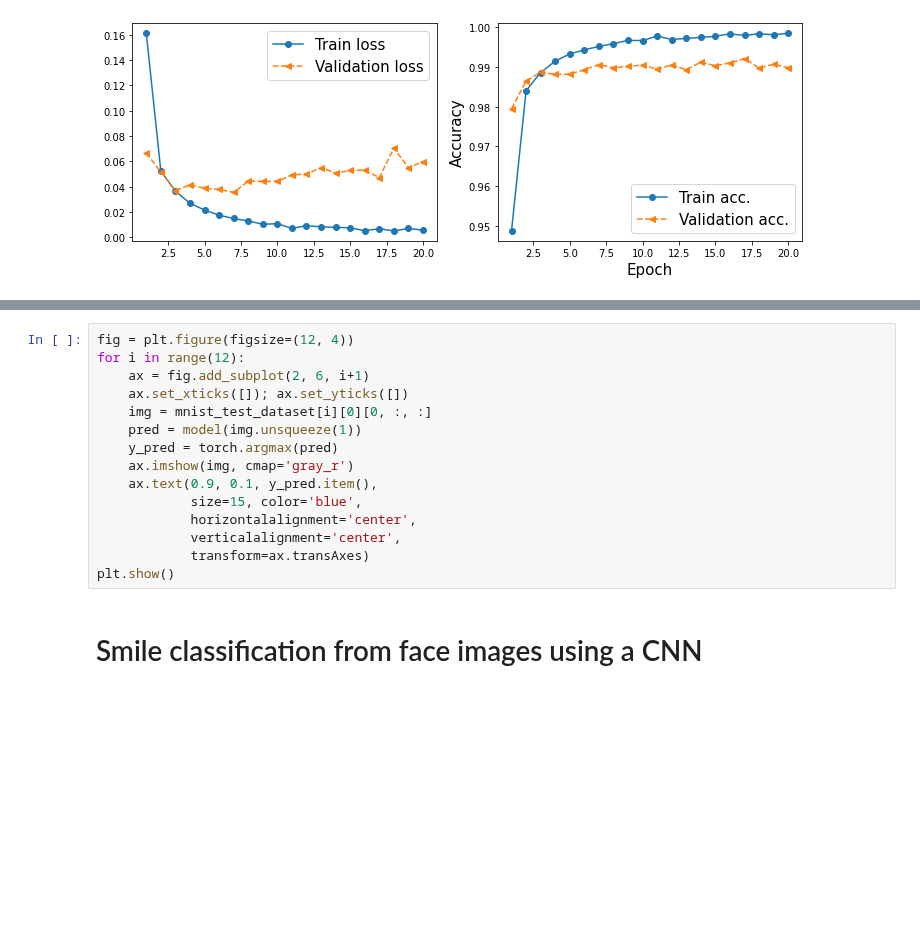
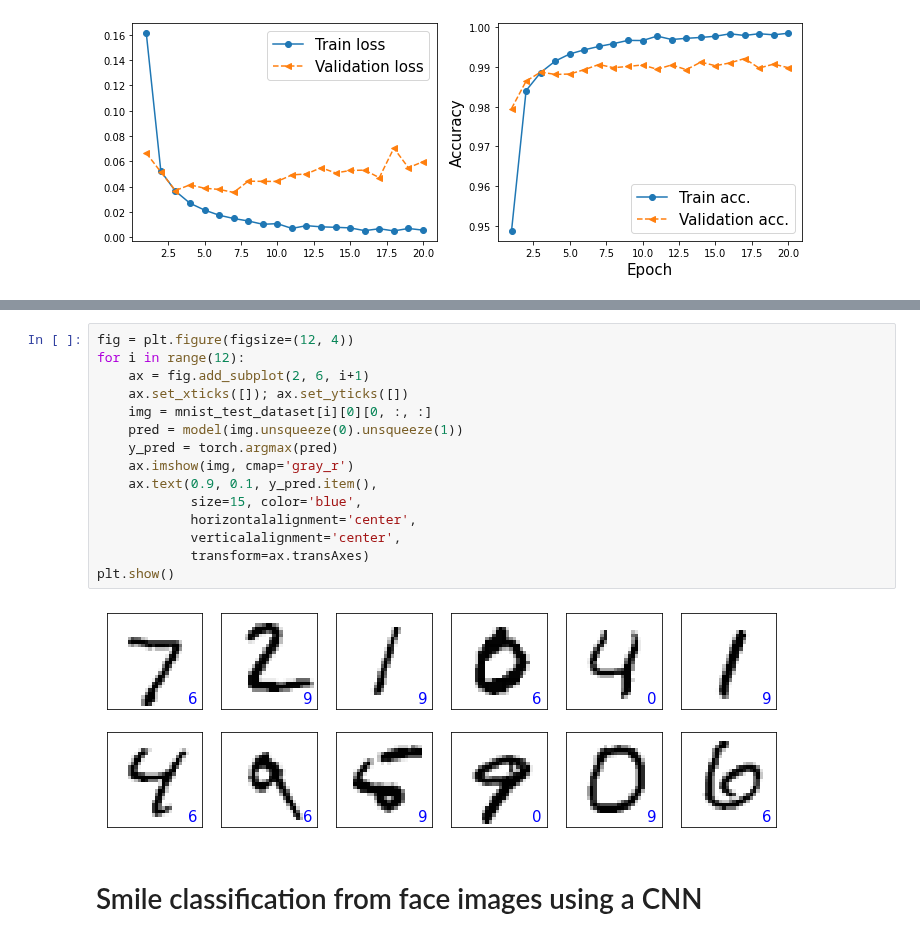
Before and after one commit to robb666/nn, a Jupyter notebook: Machine Learning With PyTorch and Scikit-Learn/Chapter 14 - Classifying Images with Deep Convolutional Neural Networks.ipynb, the cells around one changed output, grey strips where cells are left out. Cells and saved outputs as stored; diff of their text form; blank space fills up the shorter version.

```diff
--- a/Machine Learning With PyTorch and Scikit-Learn/Chapter 14 - Classifying Images with Deep Convolutional Neural Networks.ipynb
+++ b/Machine Learning With PyTorch and Scikit-Learn/Chapter 14 - Classifying Images with Deep Convolutional Neural Networks.ipynb
@@ -299,18 +301,20 @@ print(f'Test accuracy: {is_correct.mean():.4f}')
 # %%
 fig = plt.figure(figsize=(12, 4))
 for i in range(12):
     ax = fig.add_subplot(2, 6, i+1)
     ax.set_xticks([]); ax.set_yticks([])
     img = mnist_test_dataset[i][0][0, :, :]
-    pred = model(img.unsqueeze(1))
+    pred = model(img.unsqueeze(0).unsqueeze(1))
     y_pred = torch.argmax(pred)
     ax.imshow(img, cmap='gray_r')
     ax.text(0.9, 0.1, y_pred.item(),
             size=15, color='blue',
             horizontalalignment='center',
             verticalalignment='center',
             transform=ax.transAxes)
 plt.show()
+# %% [output]
+[figure, added]
 # %% [markdown]
 # Smile classification from face images using a CNN
 # %%
```
Also changed, not shown: parts of 11 cells of this notebook.
